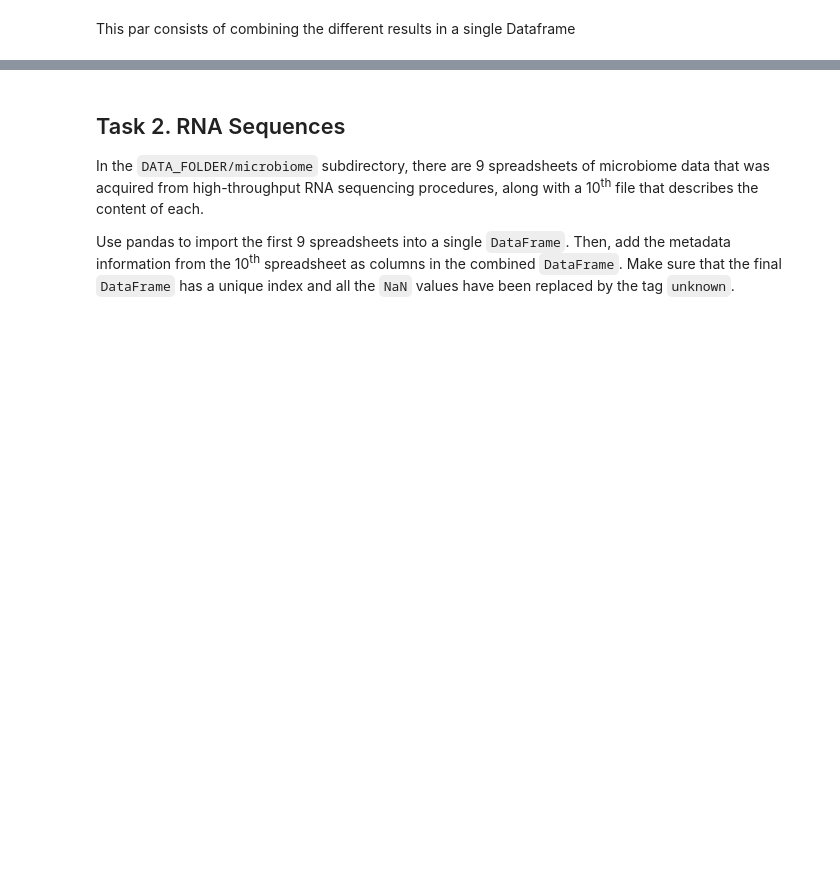
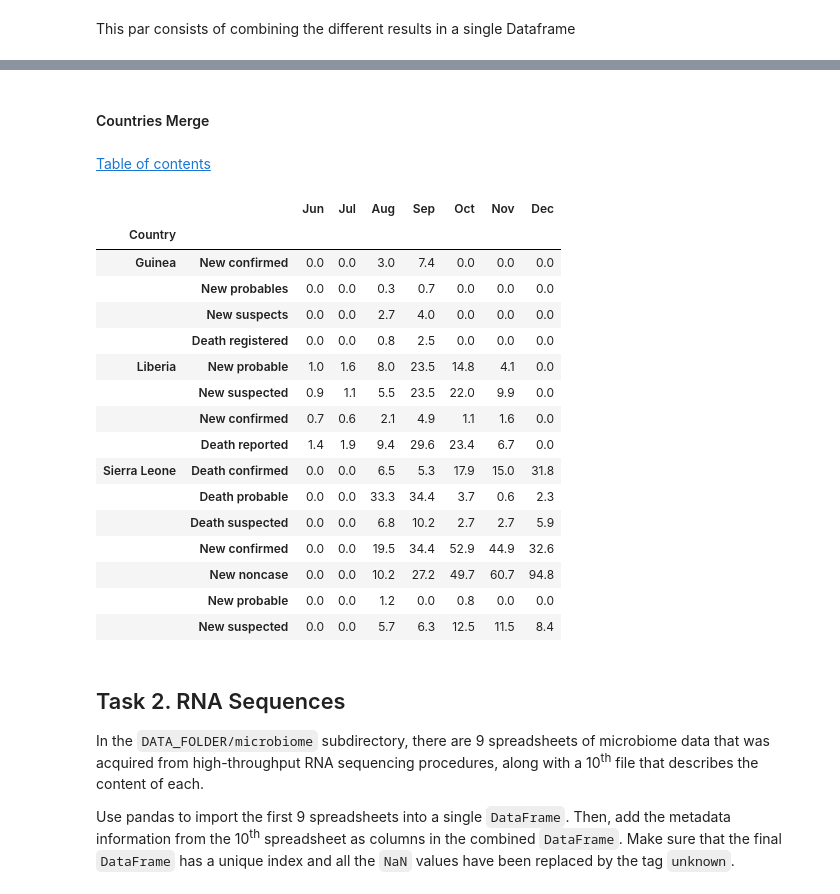
Before and after one commit to IsaacLeimgruber/ADA_labs_repo, a Jupyter notebook: 01 - Pandas and Data Wrangling/Homework 1_isaac.ipynb, the cells around one changed output, grey strips where cells are left out. Drawn from its saved outputs; the diff is of its cells as text; code cells hidden in the pictures; blank space fills up the shorter version.

```diff
--- a/01 - Pandas and Data Wrangling/Homework 1_isaac.ipynb
+++ b/01 - Pandas and Data Wrangling/Homework 1_isaac.ipynb
@@ -432,0 +767,21 @@ merged_means
+# %%
+lib_june_means = pd.DataFrame(lib_june_means)
+lib_june_means.columns = ['Jun']
+
+lib_july_means = pd.DataFrame(lib_july_means)
+lib_july_means.columns = ['Jul']
+
+lib_aug_means = pd.DataFrame(lib_aug_means)
+lib_aug_means.columns = ['Aug']
+
+lib_sep_means = pd.DataFrame(lib_sep_means)
+lib_sep_means.columns = ['Sep']
+
+lib_oct_means = pd.DataFrame(lib_oct_means)
+lib_oct_means.columns = ['Oct']
+
+lib_nov_means = pd.DataFrame(lib_nov_means)
+lib_nov_means.columns = ['Nov']
+# %%
+lib_merged = pd.concat([lib_june_means, lib_july_means, lib_aug_means, lib_sep_means, lib_oct_means, lib_nov_means], axis=1)
+lib_merged
@@ -432,0 +798,18 @@ merged_means
+# %%
+sl_aug_means = pd.DataFrame(sl_aug_means)
+sl_aug_means.columns = ['Aug']
+
+sl_sep_means = pd.DataFrame(sl_sep_means)
+sl_sep_means.columns = ['Sep']
+
+sl_oct_means = pd.DataFrame(sl_oct_means)
+sl_oct_means.columns = ['Oct']
+
+sl_nov_means = pd.DataFrame(sl_nov_means)
+sl_nov_means.columns = ['Nov']
+
+sl_dec_means = pd.DataFrame(sl_dec_means)
+sl_dec_means.columns = ['Dec']
+# %%
+sl_merged = pd.concat([sl_aug_means, sl_sep_means,  sl_oct_means, sl_nov_means, sl_dec_means], axis=1)
+sl_merged
@@ -433,3 +825,30 @@ merged_means
+# %% [markdown]
+#### Countries Merge
+# %% [markdown]
+ <div class="lev1"><a href="#Table-of-Contents"><span class="toc-item-num"></span>Table of contents</a></div>
+# %%
+merged = pd.concat([guinea_merged, lib_merged, sl_merged], keys = ['Guinea', 'Liberia', 'Sierra Leone']).fillna(0).round(1)
+merged = merged.reindex_axis(['Jun', 'Jul', 'Aug', 'Sep', 'Oct', 'Nov', 'Dec'], axis = 1)
+merged.index.names = ['Country', None]
+merged
+# %% [output]
+|  |  | Jun | Jul | Aug | Sep | Oct | Nov | Dec |
+| Country |  |  |  |  |  |  |  |  |
+| Guinea | New confirmed | 0.0 | 0.0 | 3.0 | 7.4 | 0.0 | 0.0 | 0.0 |
+|  | New probables | 0.0 | 0.0 | 0.3 | 0.7 | 0.0 | 0.0 | 0.0 |
+|  | New suspects | 0.0 | 0.0 | 2.7 | 4.0 | 0.0 | 0.0 | 0.0 |
+|  | Death registered | 0.0 | 0.0 | 0.8 | 2.5 | 0.0 | 0.0 | 0.0 |
+| Liberia | New probable | 1.0 | 1.6 | 8.0 | 23.5 | 14.8 | 4.1 | 0.0 |
+|  | New suspected | 0.9 | 1.1 | 5.5 | 23.5 | 22.0 | 9.9 | 0.0 |
+|  | New confirmed | 0.7 | 0.6 | 2.1 | 4.9 | 1.1 | 1.6 | 0.0 |
+|  | Death reported | 1.4 | 1.9 | 9.4 | 29.6 | 23.4 | 6.7 | 0.0 |
+| Sierra Leone | Death confirmed | 0.0 | 0.0 | 6.5 | 5.3 | 17.9 | 15.0 | 31.8 |
+|  | Death probable | 0.0 | 0.0 | 33.3 | 34.4 | 3.7 | 0.6 | 2.3 |
+|  | Death suspected | 0.0 | 0.0 | 6.8 | 10.2 | 2.7 | 2.7 | 5.9 |
+|  | New confirmed | 0.0 | 0.0 | 19.5 | 34.4 | 52.9 | 44.9 | 32.6 |
+|  | New noncase | 0.0 | 0.0 | 10.2 | 27.2 | 49.7 | 60.7 | 94.8 |
+|  | New probable | 0.0 | 0.0 | 1.2 | 0.0 | 0.8 | 0.0 | 0.0 |
+|  | New suspected | 0.0 | 0.0 | 5.7 | 6.3 | 12.5 | 11.5 | 8.4 |
 # %% [markdown]
 ## Task 2. RNA Sequences
 
```
Also changed, not shown: parts of 51 cells of this notebook.
